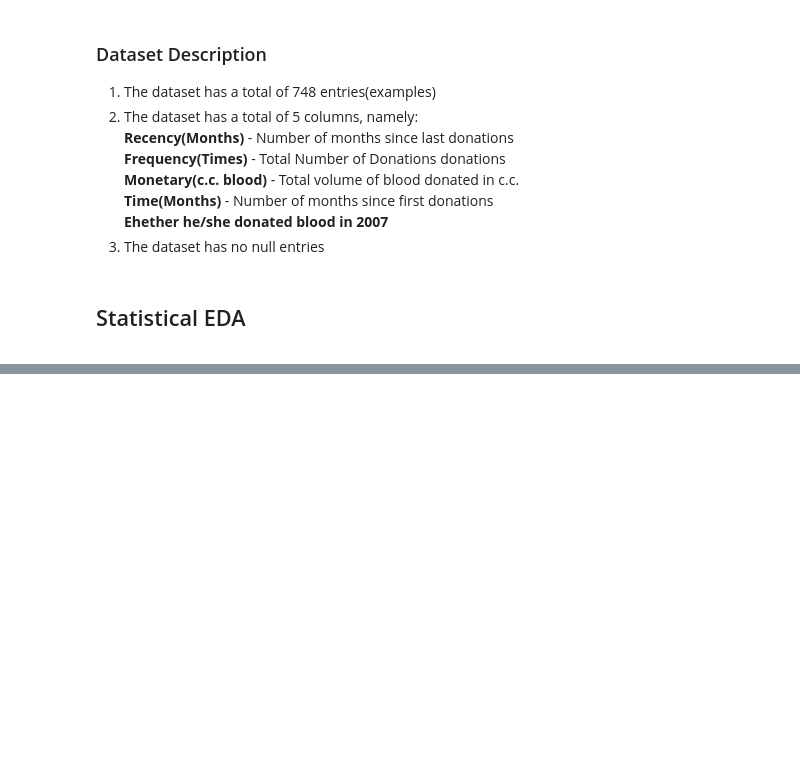
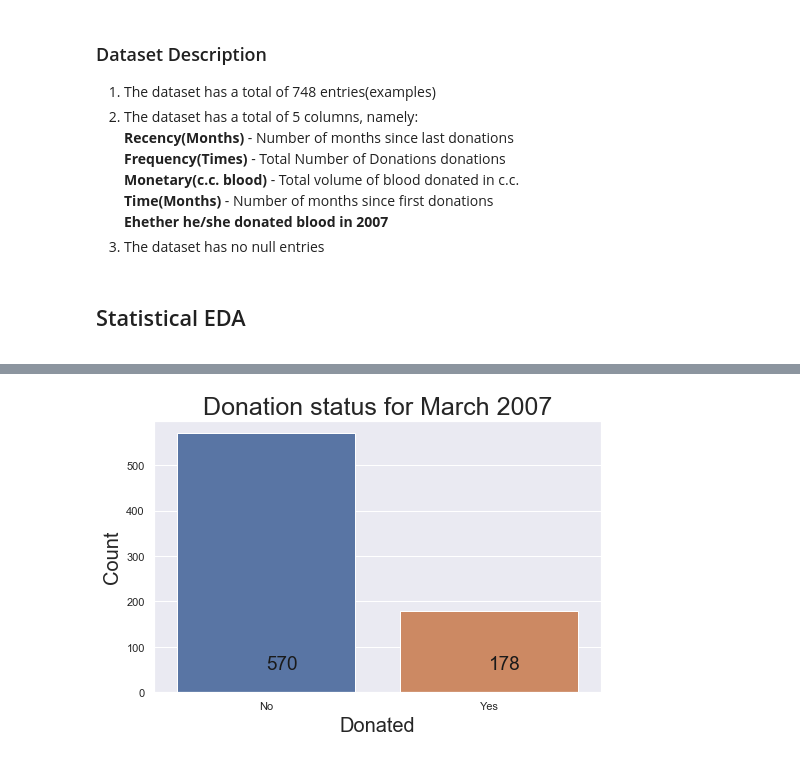
Before and after one commit to Python-4-DS/Python4ds_cohort-1, a Jupyter notebook: notebooks/Blood Donations Prediction.ipynb, the cells around one changed output, grey strips where cells are left out. Cells and saved outputs as stored; diff of their text form; code cells hidden in the pictures; blank space fills up the shorter version.

Commit message:
do eda for blood donations

```diff
--- a/notebooks/Blood Donations Prediction.ipynb
+++ b/notebooks/Blood Donations Prediction.ipynb
@@ -104,0 +121,4 @@ donations_dataset.describe()
+# %%
+# make a copy of the dataset
+donations = donations_dataset.copy()
+donations.head()
@@ -104,0 +132,4 @@ donations_dataset.describe()
+# %%
+# rename the last column to a more usable string
+donations.rename(columns={'whether he/she donated blood in March 2007':'donated'}, inplace=True)
+donations.head()
@@ -104,0 +143,24 @@ donations_dataset.describe()
+# %%
+# Extract the donated column data
+donated = donations.donated.value_counts()
+donated.rename(index={0:'No', 1:'Yes'}, inplace=True)
+# print(donated)
+
+# Instatiate a figure and draw a bar plot
+plt.figure(figsize=(8, 5))
+
+# plot the bar
+sns.barplot(x=donated.index, y=donated.values)
+
+# display the counts on each bar
+for i, v in enumerate(donated.values):
+    plt.text(i, 50, v, color='k', fontsize=19)
+
+# label the axes
+plt.title('Donation status for March 2007', fontsize=25)
+plt.xlabel("Donated", fontsize=20)
+plt.ylabel("Count", fontsize=20)
+
+plt.show()
+# %% [output]
+[figure, added]
```
Also changed, not shown: parts of 14 cells of this notebook, 4 other files.
